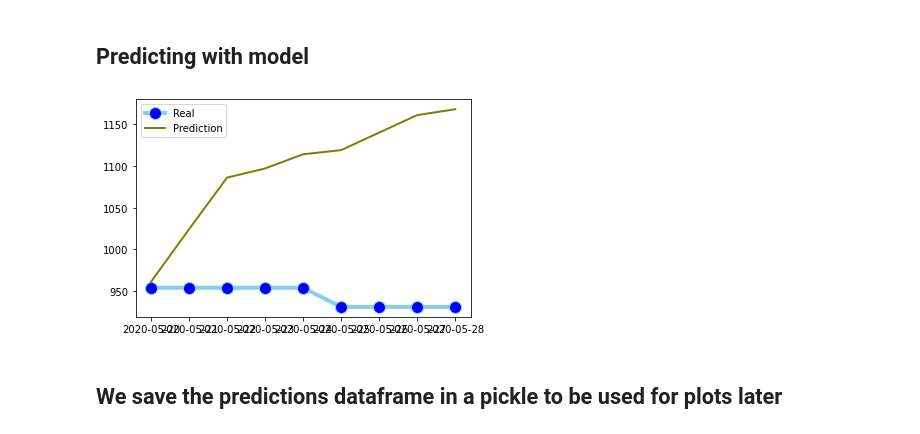
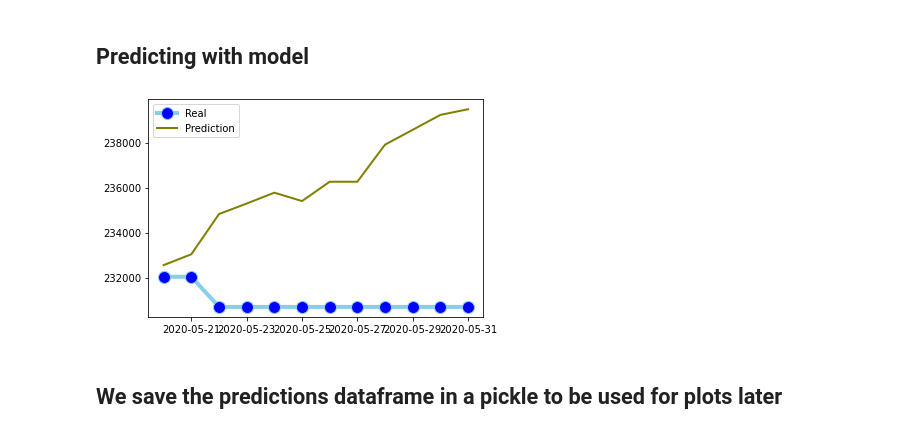
Before and after one commit to rceid/ML_Covid, a Jupyter notebook: scripts/MLP Classifier.ipynb, the cells around one changed output. Drawn from its saved outputs; the diff is of its cells as text; code cells hidden in the pictures.

```diff
--- a/scripts/MLP Classifier.ipynb
+++ b/scripts/MLP Classifier.ipynb
@@ -51,9 +51,9 @@ MSE is: 831433855.0131493
 # %%
 predictions = pipeline.predictions_every_country(X_test.columns[19:169], X_test, y_pred, y_test)
 # %%
-pipeline.plot_real_vs_prediction(X_test, y_pred, y_test, 'Lebanon')
+pipeline.plot_real_vs_prediction(X_test, y_pred, y_test, 'Spain')
 # %% [output]
-[figure, old version]
+[figure, new version]
 # %% [markdown]
 ## We save the predictions dataframe in a pickle to be used for plots later
 # %%
```
Also changed, not shown: parts of 1 cell of this notebook, 5 other files.
